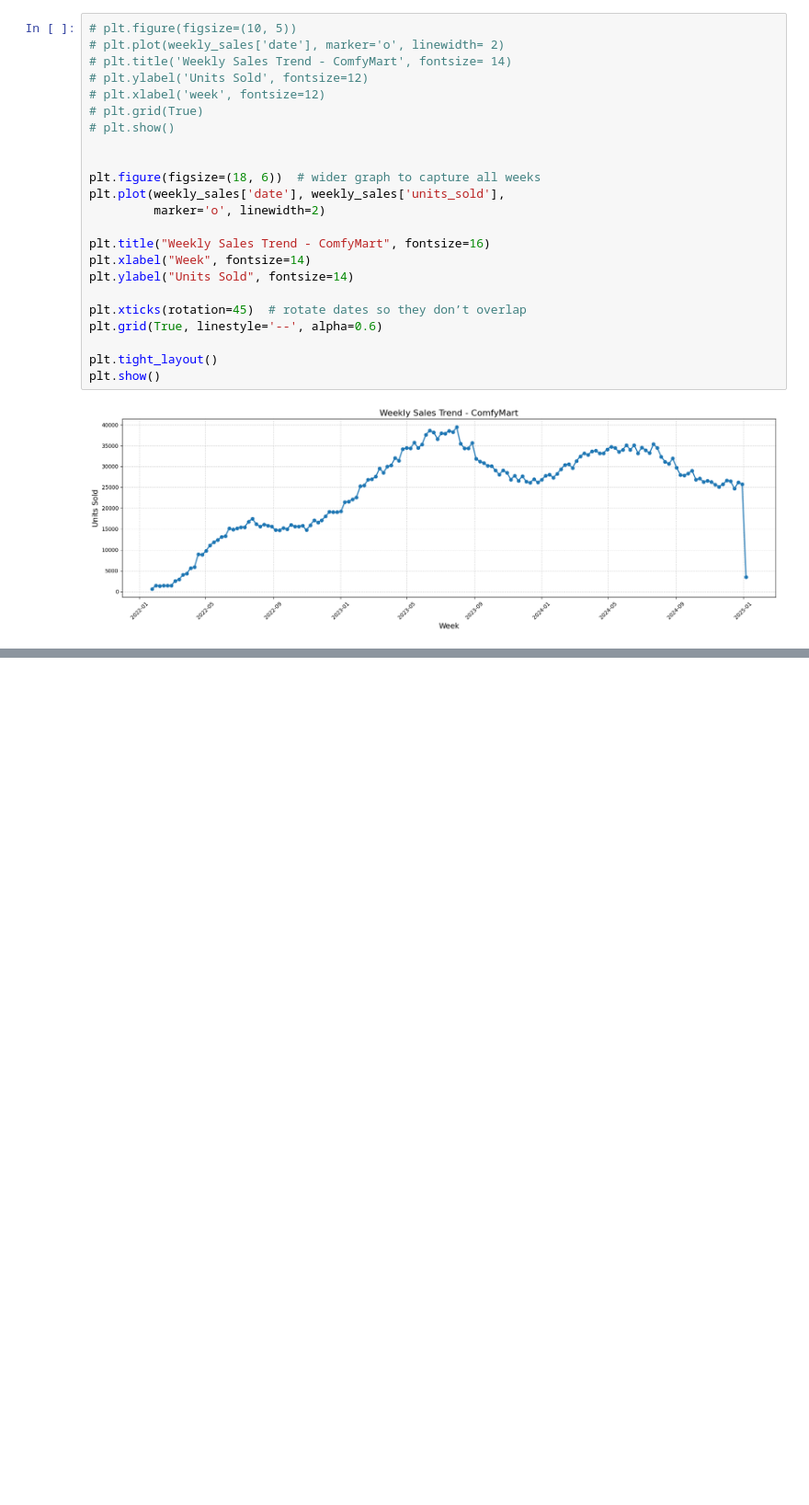
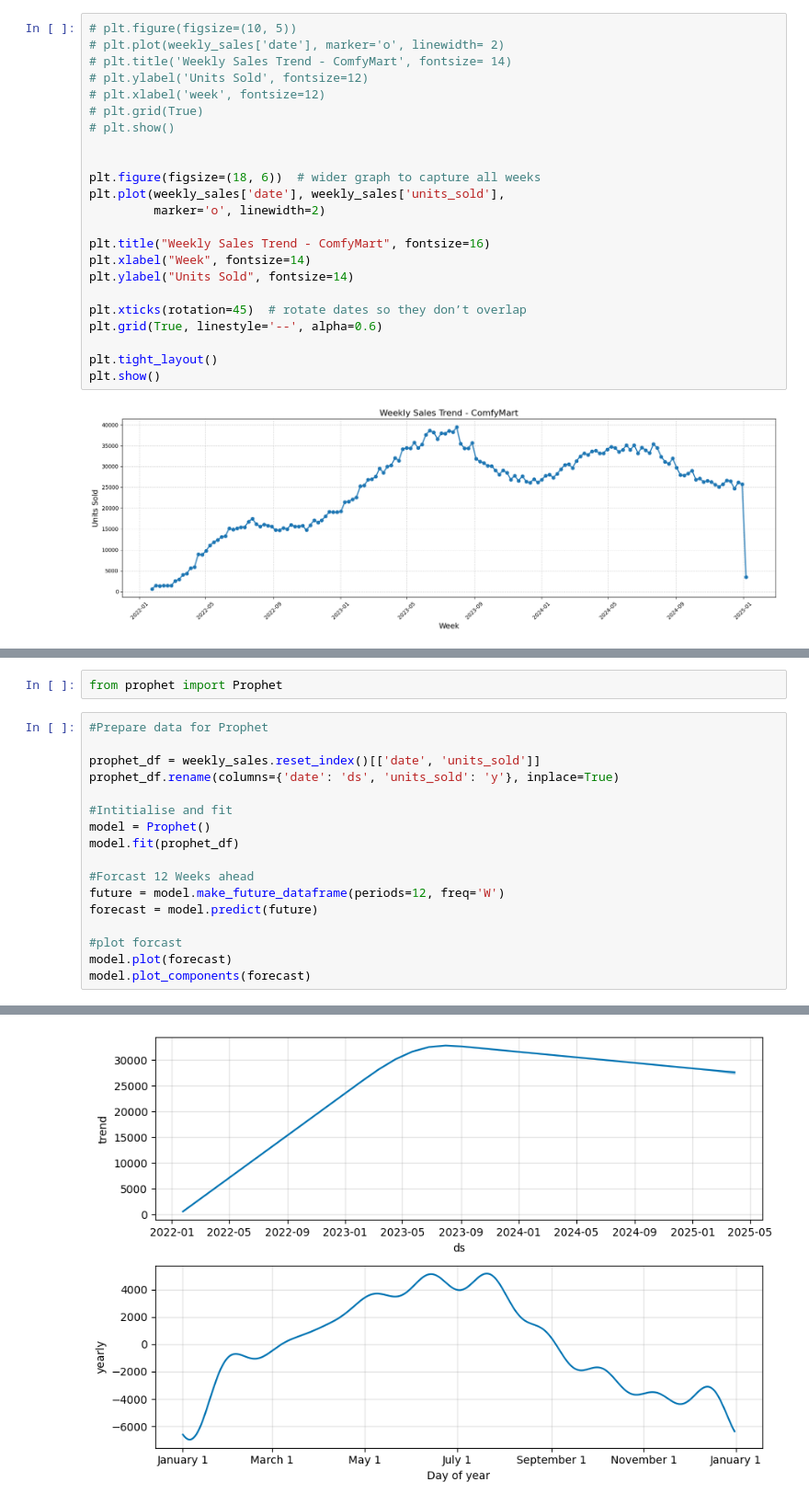
Before and after one commit to ElizabethOgbee/ComfyMart_Analysis, a Jupyter notebook: time_series_analysis_forcasting.ipynb, the cells around one changed output, grey strips where cells are left out. Shown at 92% size. Saved outputs shown, nothing was run; the diff lists cells and outputs as text; blank space fills up the shorter version.

```diff
--- a/time_series_analysis_forcasting.ipynb
+++ b/time_series_analysis_forcasting.ipynb
@@ -102,0 +125,20 @@ plt.show()
+# %%
+from prophet import Prophet
+# %%
+#Prepare data for Prophet
+
+prophet_df = weekly_sales.reset_index()[['date', 'units_sold']]
+prophet_df.rename(columns={'date': 'ds', 'units_sold': 'y'}, inplace=True)
+
+#Intitialise and fit
+model = Prophet()
+model.fit(prophet_df)
+
+#Forcast 12 Weeks ahead
+future = model.make_future_dataframe(periods=12, freq='W')
+forecast = model.predict(future)
+
+#plot forcast
+model.plot(forecast)
+model.plot_components(forecast)
+# %% [output]
@@ -102,0 +147 @@ plt.show()
+[figure, added]
```
Also changed, not shown: parts of 4 cells of this notebook.
